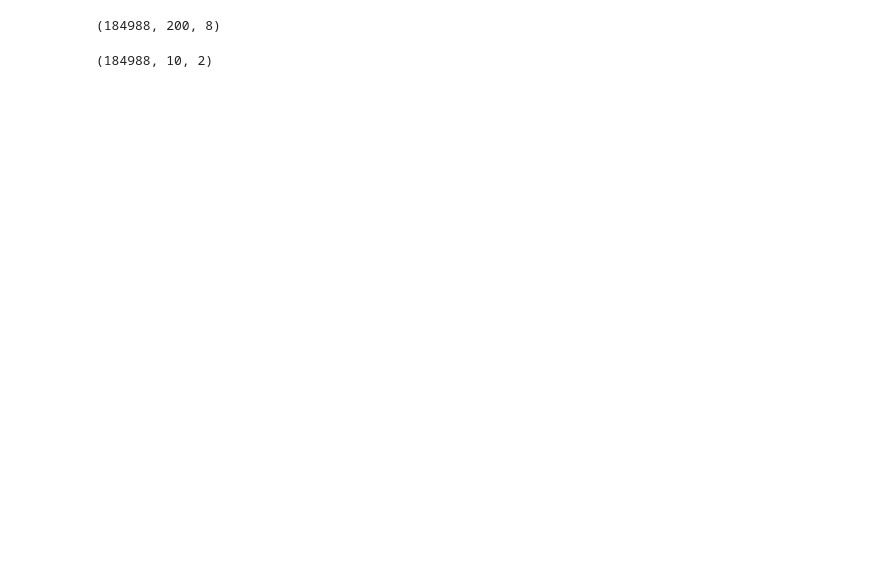
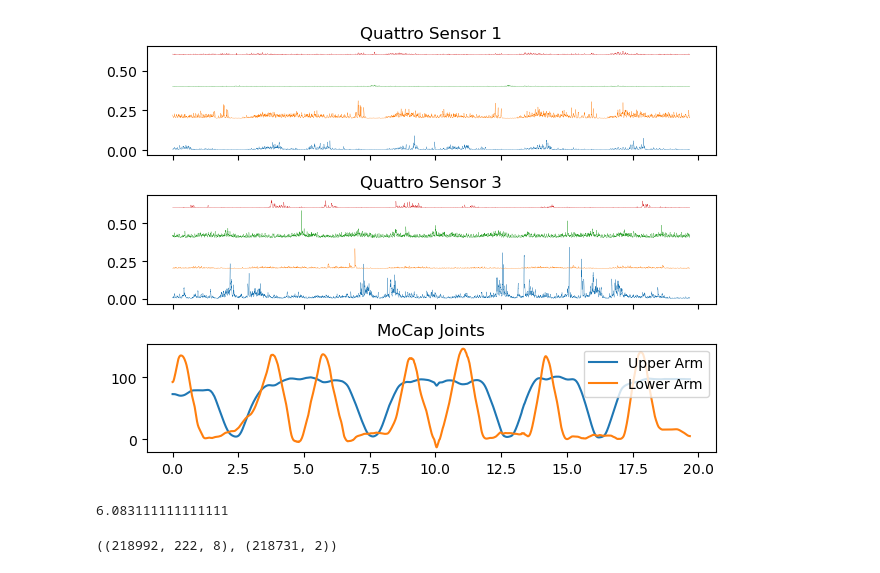
Before and after one commit to gjmm07/Masterthesis, a Jupyter notebook: FirstModel.ipynb, the cells around one changed output. Drawn from its saved outputs; the diff is of its cells as text; code cells hidden in the pictures; blank space fills up the shorter version.

```diff
--- a/FirstModel.ipynb
+++ b/FirstModel.ipynb
@@ -11,2 +19,4 @@ dataset = drop_useless(dataset)
-# %%
-dataset = [x.get_data(10, 10, 200) for x in dataset]
+# %%
+dataset[1].plot(plot_emg=True, plot_mocap_joints=True)
+# %% [output]
+[figure, added]
@@ -13,10 +28,14 @@ dataset = [x.get_data(10, 10, 200) for x in dataset]
 # %%
 joints, marker, marker_pred, emg_data = (np.vstack(x) for x in zip(*dataset))
 # %%
-emg_data.shape
+# About 6 hours of data
+emg_data.shape[0] * win_size / 100 / 60**2
 # %% [output]
-(184988, 200, 8)
+6.083111111111111
-# %%
-joints.shape
-# %% [output]
-(184988, 10, 2)
+# %%
+# inputs have 218_992 windows each containing 222 Samples and 8 channels; 218_
+targets = joints[:, -1, :]
+inputs = emg_data
+inputs.shape, targets.shape
+# %% [output]
+((218992, 222, 8), (218731, 2))
```
Also changed, not shown: parts of 3 cells of this notebook, 1 other file.
